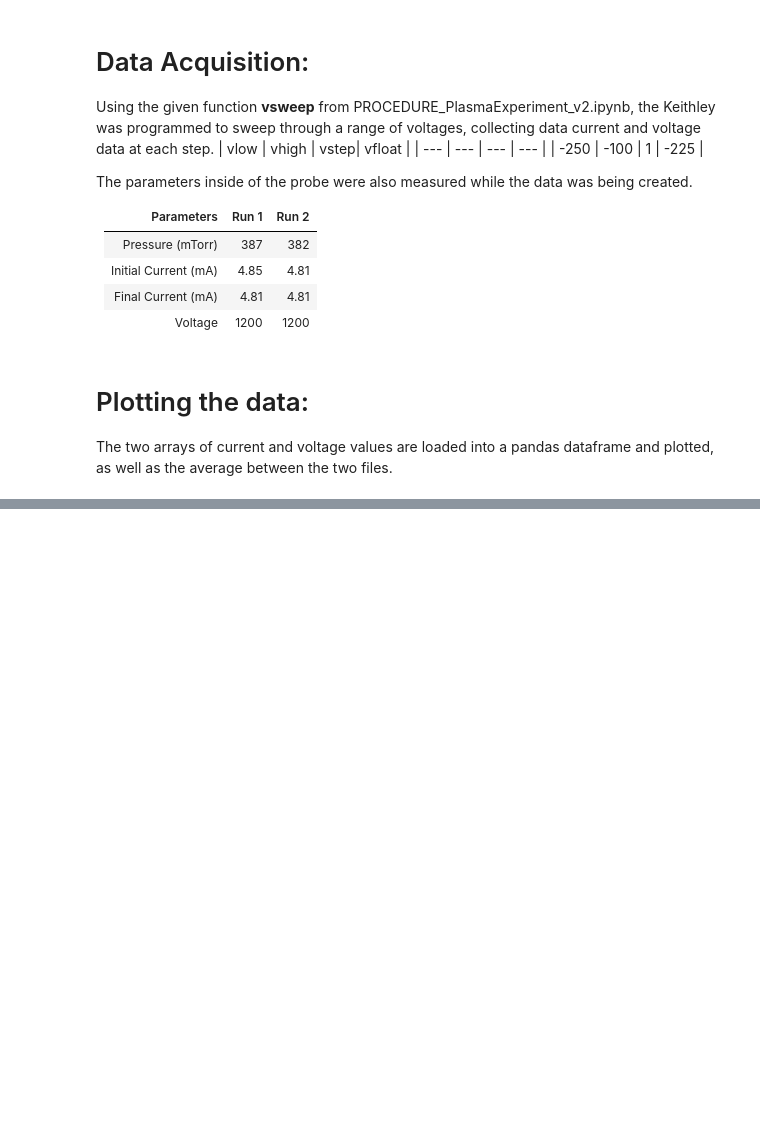
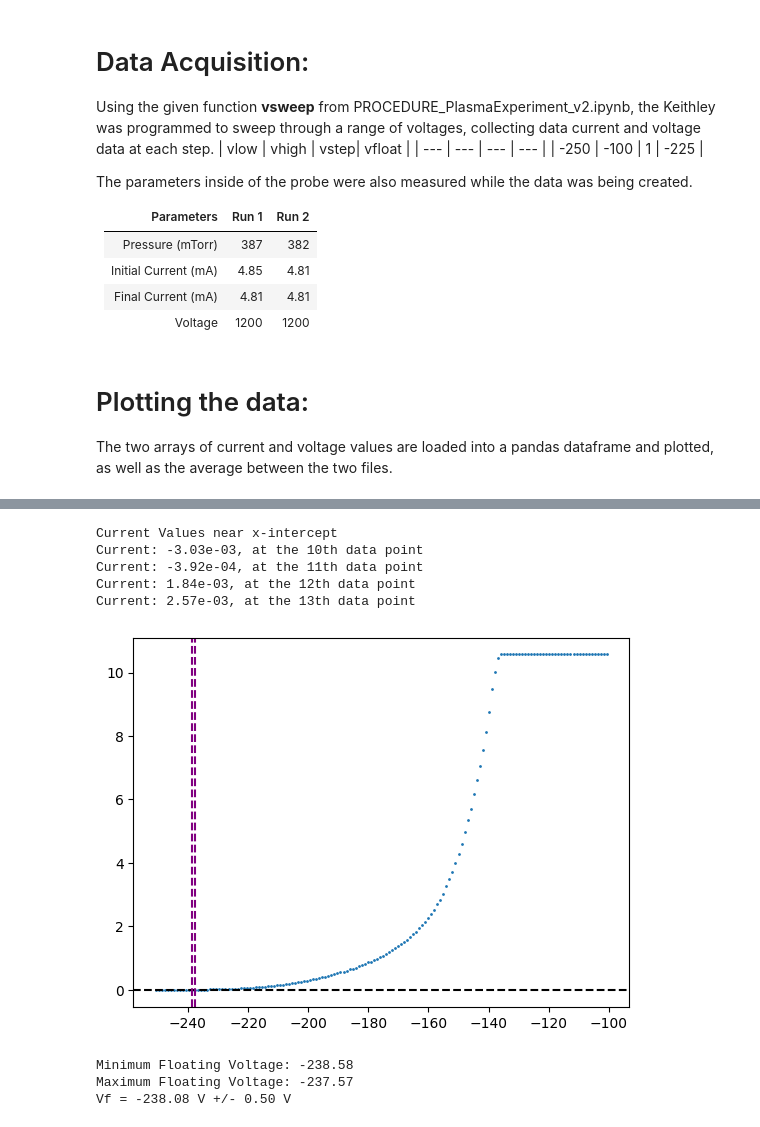
Before and after one commit to maraMaraschino/Adv-Lab, a Jupyter notebook: Langmuir Probe Experiment/langmuir_probe.ipynb, the cells around one changed output, grey strips where cells are left out. Saved outputs shown, nothing was run; the diff lists cells and outputs as text; code cells hidden in the pictures; blank space fills up the shorter version.

```diff
--- a/Langmuir Probe Experiment/langmuir_probe.ipynb
+++ b/Langmuir Probe Experiment/langmuir_probe.ipynb
@@ -86,0 +110,29 @@ Where:
+# %%
+# Finding the floating potential
+# Sweep through the left side of the average data and find the intercept point
+# Narrowing in on the y-intercept
+print(f'Current Values near x-intercept')
+for i, point in enumerate(y_avg[11:15]):
+    print(f"Current: {point:.2e}, at the {i+10}th data point")
+V_f1_min = x_avg[12]
+V_f1_max = x_avg[13]
+plt.figure()
+plt.axhline(y=0, color='black', linestyle='--')
+plt.axvline(x=V_f1_min, color='purple', linestyle='--')
+plt.axvline(x=V_f1_max, color='purple', linestyle='--')
+plt.scatter(x_avg, y_avg, s=1)
+plt.show()
+
+print(f'Minimum Floating Voltage: {V_f1_min:.2f}')
+print(f'Maximum Floating Voltage: {V_f1_max:.2f}')
+print(f'Vf = {(V_f1_max + V_f1_min)/2:.2f} V +/- {abs(V_f1_max-V_f1_min)/2:.2f} V')
+# %% [output]
+Current Values near x-intercept
+Current: -3.03e-03, at the 10th data point
+Current: -3.92e-04, at the 11th data point
+Current: 1.84e-03, at the 12th data point
+Current: 2.57e-03, at the 13th data point
+[figure, added]
+Minimum Floating Voltage: -238.58
+Maximum Floating Voltage: -237.57
+Vf = -238.08 V +/- 0.50 V
```
Also changed, not shown: parts of 4 cells of this notebook.
